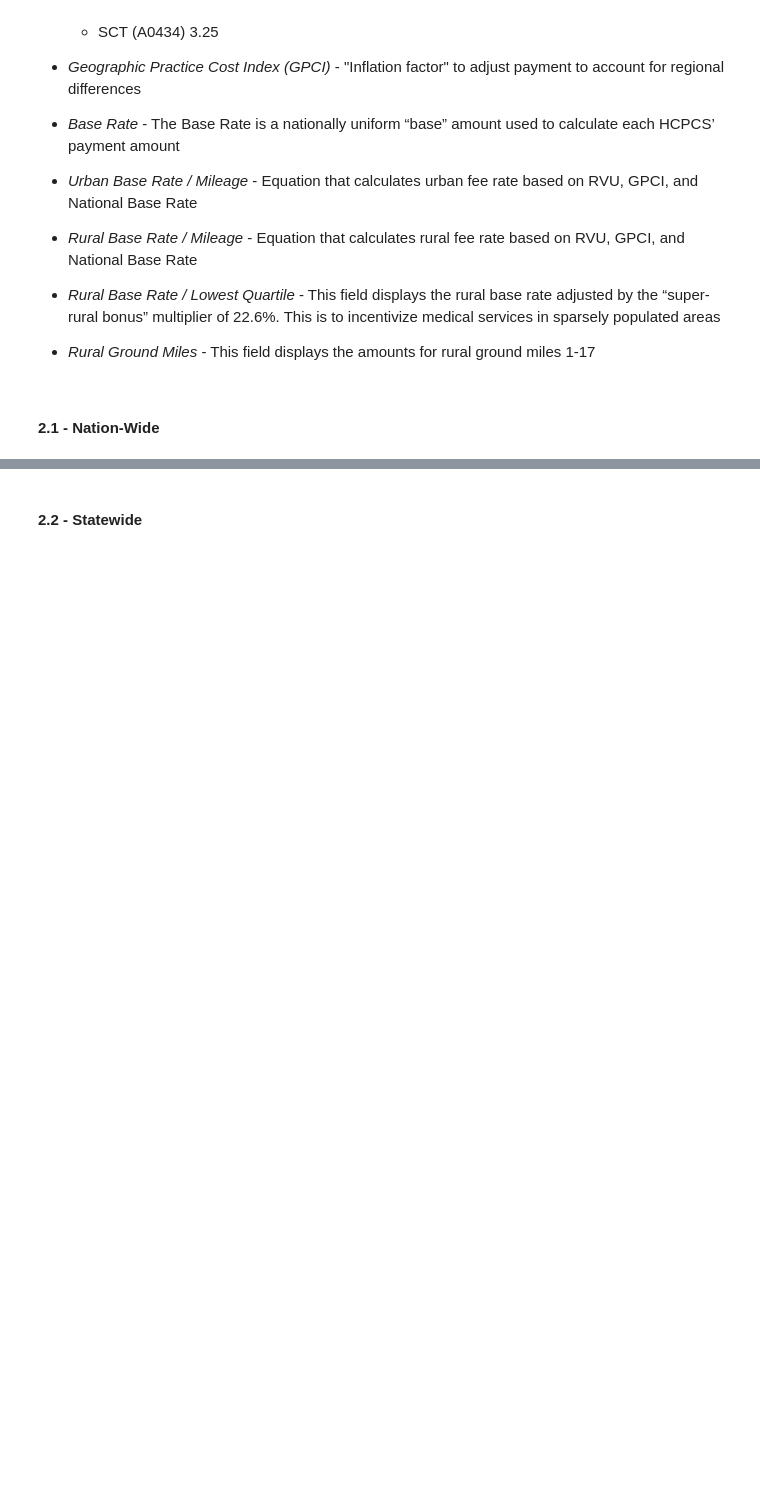
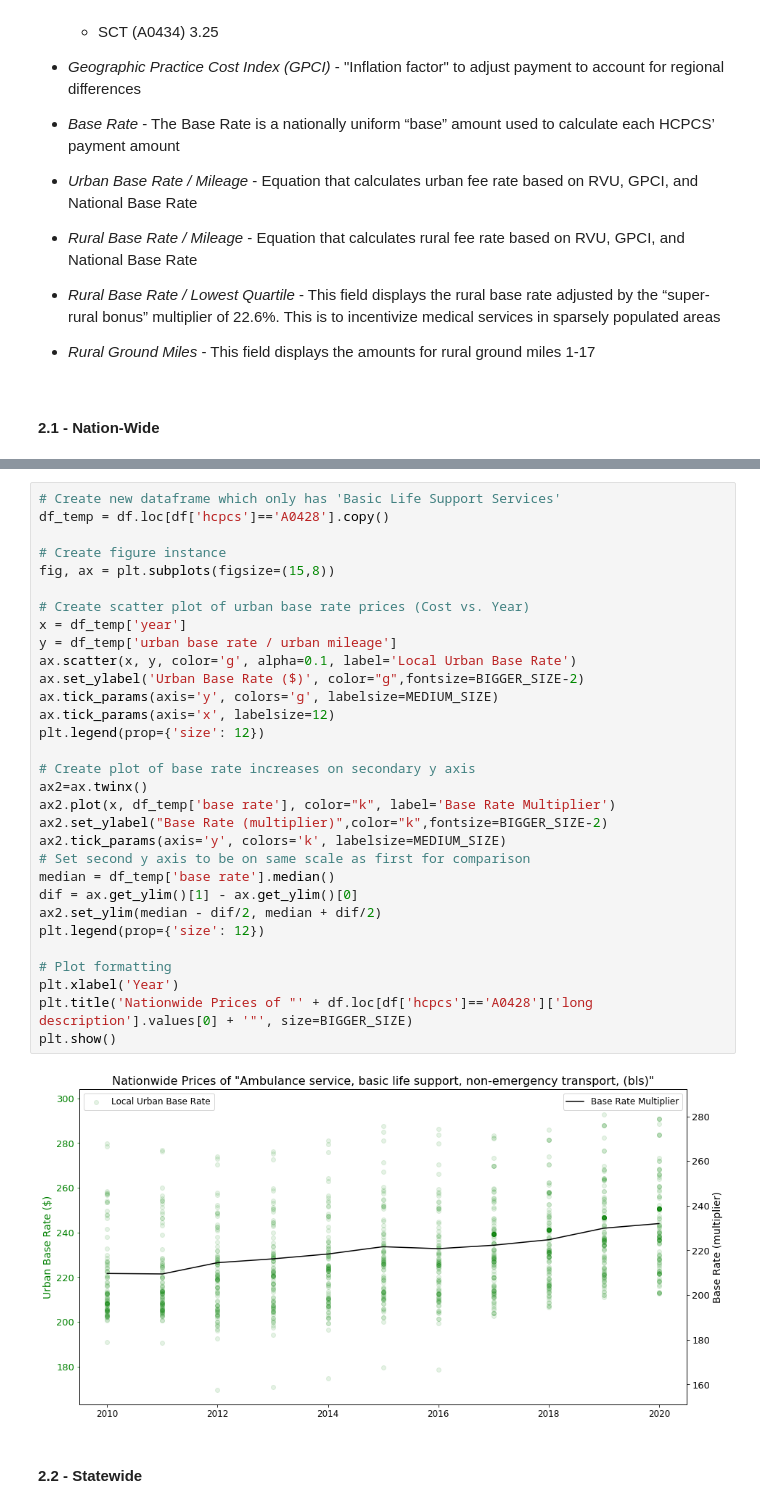
Before and after one commit to Data-Science-Link/Call_the_Ambulance, a Jupyter notebook: _Ambulance_Fee_Schedule_Analysis.ipynb, the cells around one changed output, grey strips where cells are left out. Saved outputs shown, nothing was run; the diff lists cells and outputs as text; blank space fills up the shorter version.

```diff
--- a/_Ambulance_Fee_Schedule_Analysis.ipynb
+++ b/_Ambulance_Fee_Schedule_Analysis.ipynb
@@ -309,2 +383,35 @@ array(['brazoria', 'dallas', 'galveston', 'houston', 'beaumont',
+# %%
+# Create new dataframe which only has 'Basic Life Support Services'
+df_temp = df.loc[df['hcpcs']=='A0428'].copy()
+
+# Create figure instance
+fig, ax = plt.subplots(figsize=(15,8))
+
+# Create scatter plot of urban base rate prices (Cost vs. Year)
+x = df_temp['year']
+y = df_temp['urban base rate / urban mileage']
+ax.scatter(x, y, color='g', alpha=0.1, label='Local Urban Base Rate')
+ax.set_ylabel('Urban Base Rate ($)', color="g",fontsize=BIGGER_SIZE-2)
+ax.tick_params(axis='y', colors='g', labelsize=MEDIUM_SIZE)
+ax.tick_params(axis='x', labelsize=12)
+plt.legend(prop={'size': 12})
+
+# Create plot of base rate increases on secondary y axis
+ax2=ax.twinx()
+ax2.plot(x, df_temp['base rate'], color="k", label='Base Rate Multiplier')
+ax2.set_ylabel("Base Rate (multiplier)",color="k",fontsize=BIGGER_SIZE-2)
+ax2.tick_params(axis='y', colors='k', labelsize=MEDIUM_SIZE)
+# Set second y axis to be on same scale as first for comparison
+median = df_temp['base rate'].median()
+dif = ax.get_ylim()[1] - ax.get_ylim()[0]
+ax2.set_ylim(median - dif/2, median + dif/2)
+plt.legend(prop={'size': 12})
+
+# Plot formatting
+plt.xlabel('Year')
+plt.title('Nationwide Prices of "' + df.loc[df['hcpcs']=='A0428']['long description'].values[0] + '"', size=BIGGER_SIZE)
+plt.show()
+# %% [output]
+[figure, added]
 # %% [markdown]
 #### 2.2 - Statewide<a class="anchor" id="vis_state_2_2"></a>
```
Also changed, not shown: parts of 31 cells of this notebook, 1 other file.
